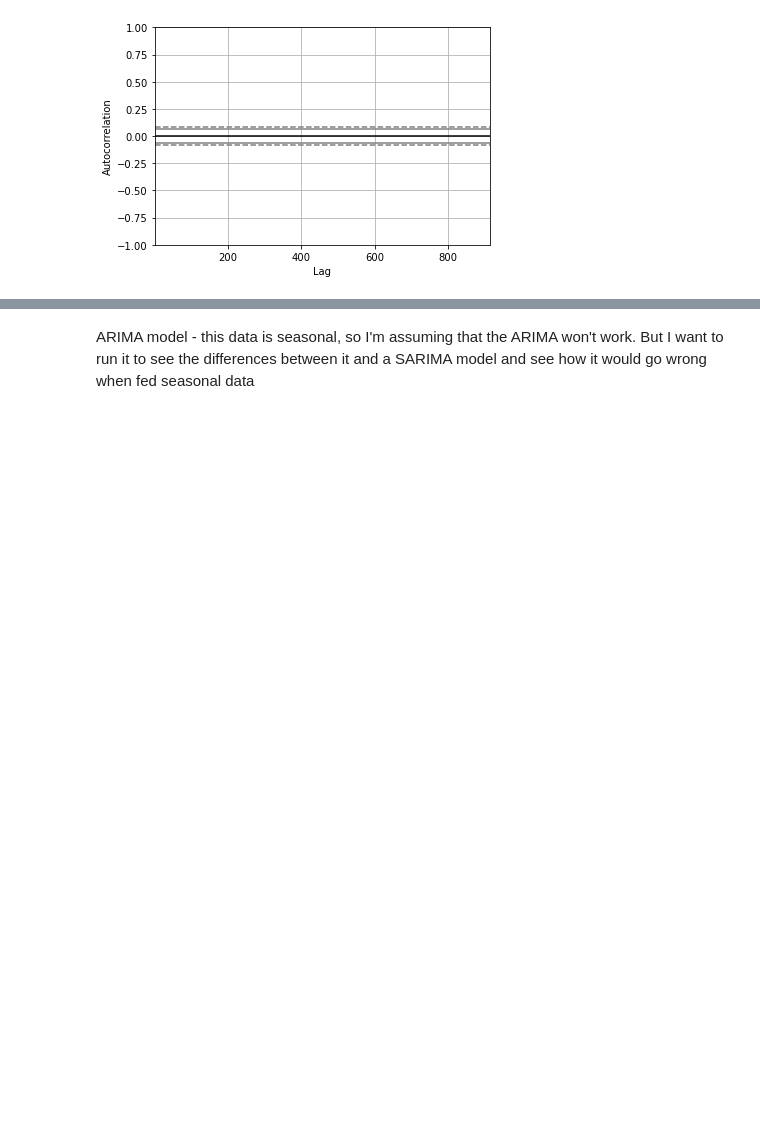
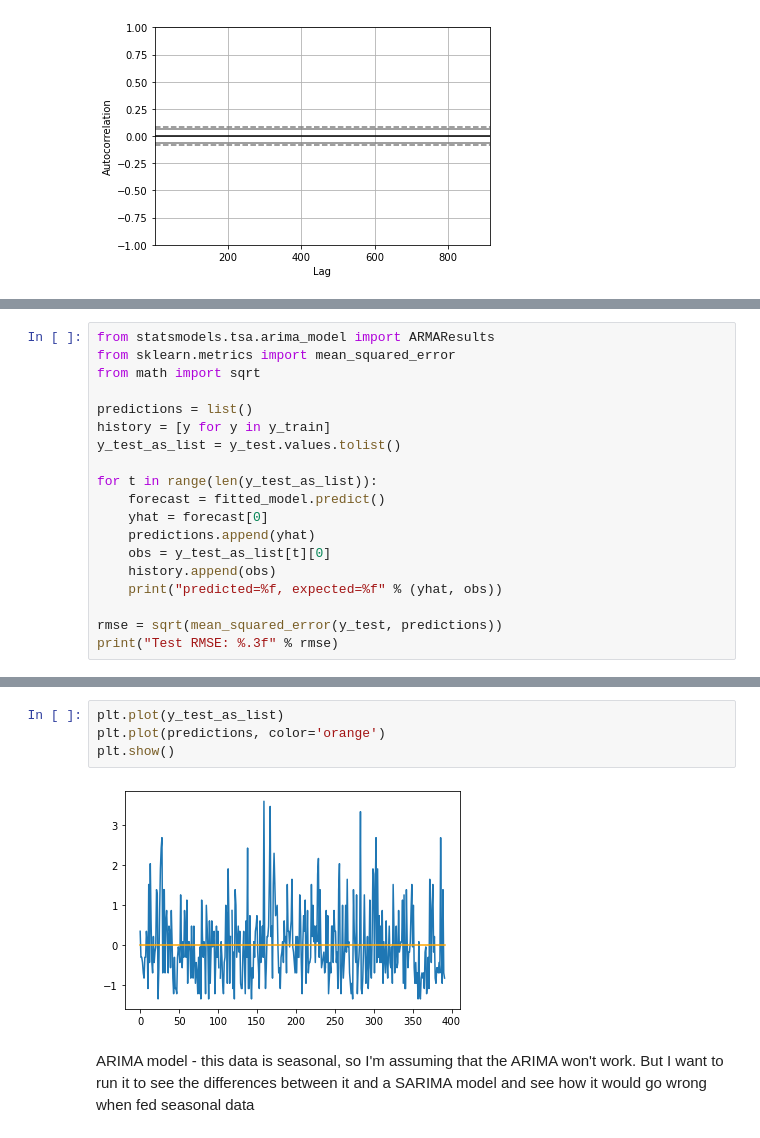
Before and after one commit to squareleaf/bee-colony-loss-capstone, a Jupyter notebook: Bee Colony Capstone - modeling.ipynb, the cells around one changed output, grey strips where cells are left out. Drawn from its saved outputs; the diff is of its cells as text; blank space fills up the shorter version.

```diff
--- a/Bee Colony Capstone - modeling.ipynb
+++ b/Bee Colony Capstone - modeling.ipynb
@@ -35,0 +97,19 @@ plt.show()
+# %%
+from statsmodels.tsa.arima_model import ARMAResults
+from sklearn.metrics import mean_squared_error
+from math import sqrt
+
+predictions = list()
+history = [y for y in y_train]
+y_test_as_list = y_test.values.tolist()
+
+for t in range(len(y_test_as_list)):
+    forecast = fitted_model.predict()
+    yhat = forecast[0]
+    predictions.append(yhat)
+    obs = y_test_as_list[t][0]
+    history.append(obs)
+    print("predicted=%f, expected=%f" % (yhat, obs))
+
+rmse = sqrt(mean_squared_error(y_test, predictions))
+print("Test RMSE: %.3f" % rmse)
@@ -36,3 +135,9 @@ plt.show()
+# %%
+plt.plot(y_test_as_list)
+plt.plot(predictions, color='orange')
+plt.show()
+# %% [output]
+[figure, added]
 # %% [markdown]
 ARIMA model - this data is seasonal, so I'm assuming that the ARIMA won't work. But I want to run it to see the differences between it and a SARIMA model and see how it would go wrong when fed seasonal data
 # %% [markdown]
```
Also changed, not shown: parts of 7 cells of this notebook.
